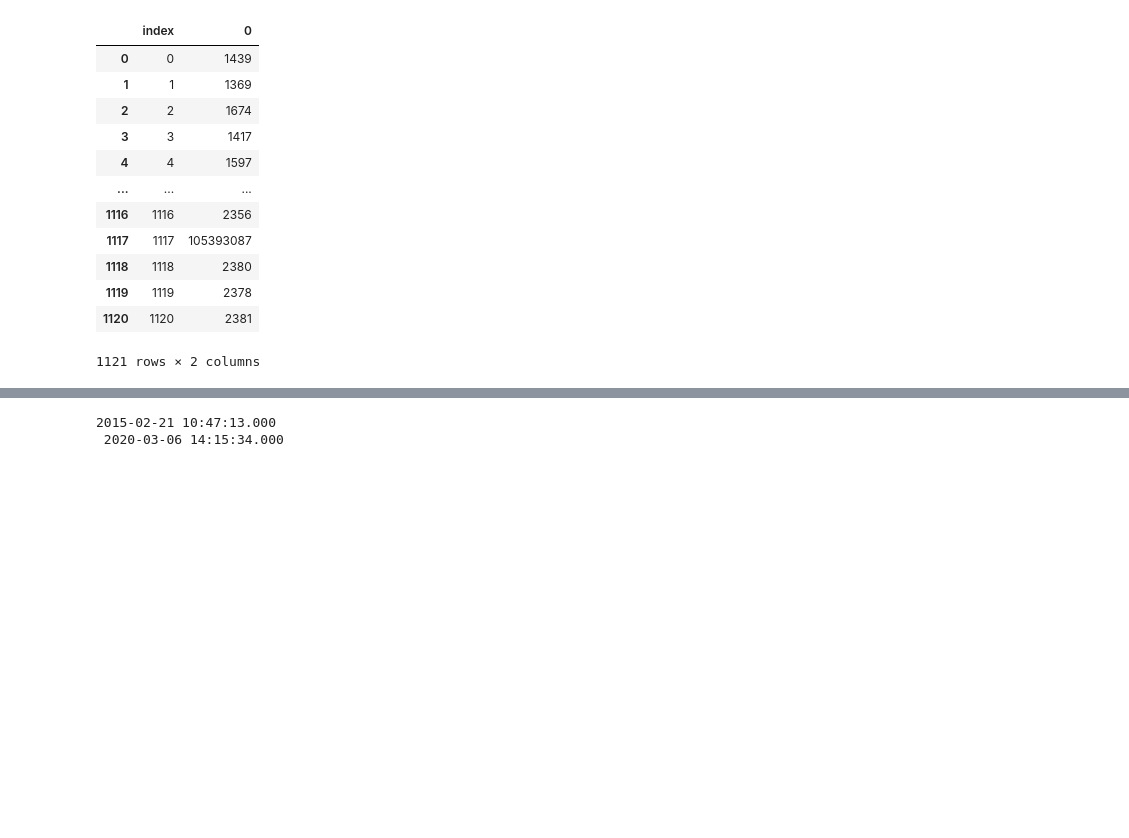
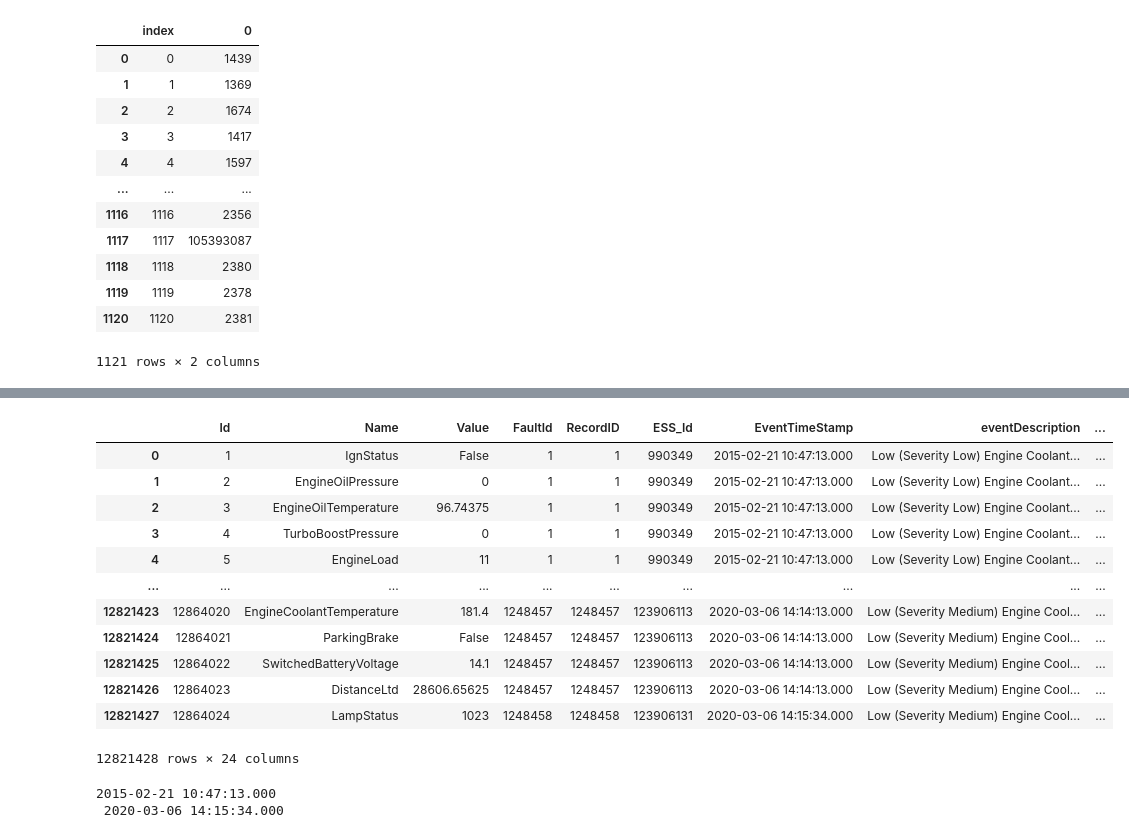
Before and after one commit to nss-data-science-cohort-8/nss-data-science-cohort-8-classroom-big-g-big-g, a Jupyter notebook: notebooks/big-rigs_data_search.ipynb, the cells around one changed output, grey strips where cells are left out. Saved outputs shown, nothing was run; the diff lists cells and outputs as text; code cells hidden in the pictures; blank space fills up the shorter version.

Commit message:
Workbook for searching data and exploring values.04/25

```diff
--- a/notebooks/big-rigs_data_search.ipynb
+++ b/notebooks/big-rigs_data_search.ipynb
@@ -224,3 +268,19 @@ possible_faulty_df
+# %%
+diagnostics.merge(faults_slim, left_on = 'FaultId', right_on = 'RecordID')
+# %% [output]
+|  | Id | Name | Value | FaultId | RecordID | ESS_Id | EventTimeStamp | eventDescription | ... |
+| 0 | 1 | IgnStatus | False | 1 | 1 | 990349 | 2015-02-21 10:47:13.000 | Low (Severity Low) Engine Coolant... | ... |
+| 1 | 2 | EngineOilPressure | 0 | 1 | 1 | 990349 | 2015-02-21 10:47:13.000 | Low (Severity Low) Engine Coolant... | ... |
+| 2 | 3 | EngineOilTemperature | 96.74375 | 1 | 1 | 990349 | 2015-02-21 10:47:13.000 | Low (Severity Low) Engine Coolant... | ... |
+| 3 | 4 | TurboBoostPressure | 0 | 1 | 1 | 990349 | 2015-02-21 10:47:13.000 | Low (Severity Low) Engine Coolant... | ... |
+| 4 | 5 | EngineLoad | 11 | 1 | 1 | 990349 | 2015-02-21 10:47:13.000 | Low (Severity Low) Engine Coolant... | ... |
+| ... | ... | ... | ... | ... | ... | ... | ... | ... | ... |
+| 12821423 | 12864020 | EngineCoolantTemperature | 181.4 | 1248457 | 1248457 | 123906113 | 2020-03-06 14:14:13.000 | Low (Severity Medium) Engine Cool... | ... |
+| 12821424 | 12864021 | ParkingBrake | False | 1248457 | 1248457 | 123906113 | 2020-03-06 14:14:13.000 | Low (Severity Medium) Engine Cool... | ... |
+| 12821425 | 12864022 | SwitchedBatteryVoltage | 14.1 | 1248457 | 1248457 | 123906113 | 2020-03-06 14:14:13.000 | Low (Severity Medium) Engine Cool... | ... |
+| 12821426 | 12864023 | DistanceLtd | 28606.65625 | 1248457 | 1248457 | 123906113 | 2020-03-06 14:14:13.000 | Low (Severity Medium) Engine Cool... | ... |
+| 12821427 | 12864024 | LampStatus | 1023 | 1248458 | 1248458 | 123906131 | 2020-03-06 14:15:34.000 | Low (Severity Medium) Engine Cool... | ... |
+12821428 rows × 24 columns
 # %%
 diagnostics_pivot = diagnostics.pivot(index=['Id', 'FaultId'], columns='Name', values='Value')
 # %%
```
Also changed, not shown: parts of 21 cells of this notebook.
